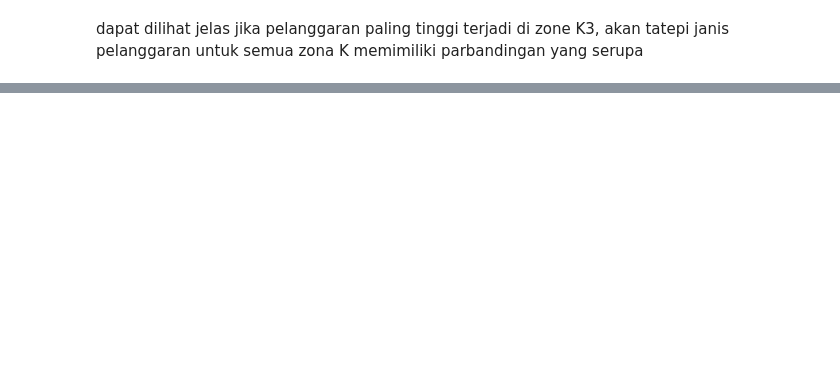
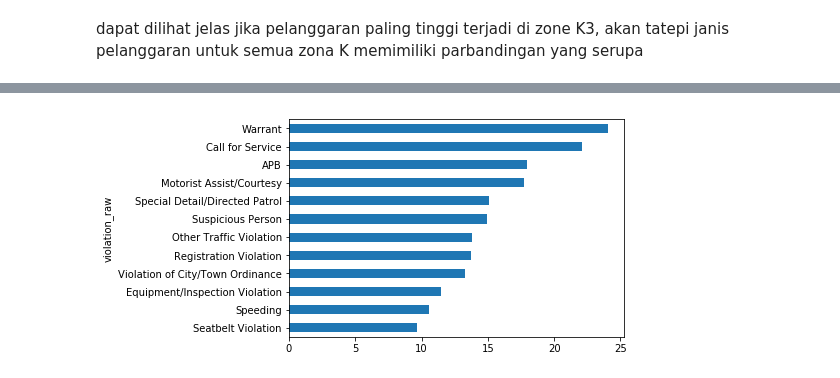
Before and after one commit to royhanmardista/Aktifitas-polisi, a Jupyter notebook: notebook.ipynb, the cells around one changed output, grey strips where cells are left out. Cells and saved outputs as stored; diff of their text form; code cells hidden in the pictures; blank space fills up the shorter version.

```diff
--- a/notebook.ipynb
+++ b/notebook.ipynb
@@ -211,0 +237,11 @@ dapat dilihat jelas jika pelanggaran paling tinggi terjadi di zone K3, akan tate
+# %%
+# kita hitung berapa lama rata-rata durasi pemberhentian untuk setiap pelanggaran
+
+stop_length = ri.groupby('violation_raw').stop_minutes.mean()
+
+# kita sort dan tampilkan dalam bar
+stop_length.sort_values().plot(kind='barh')
+
+plt.show()
+# %% [output]
+[figure, added]
```
Also changed, not shown: parts of 31 cells of this notebook.
